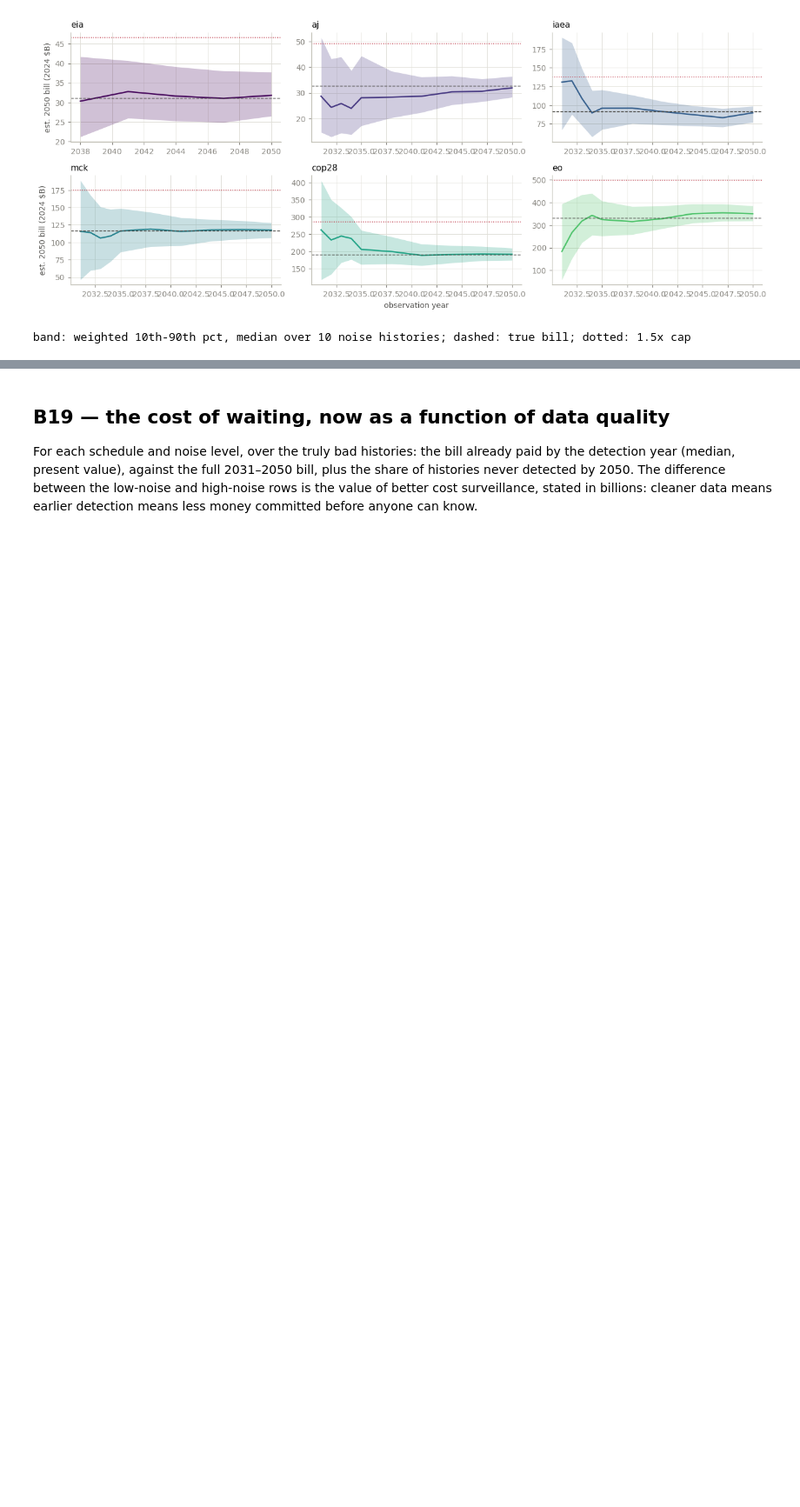
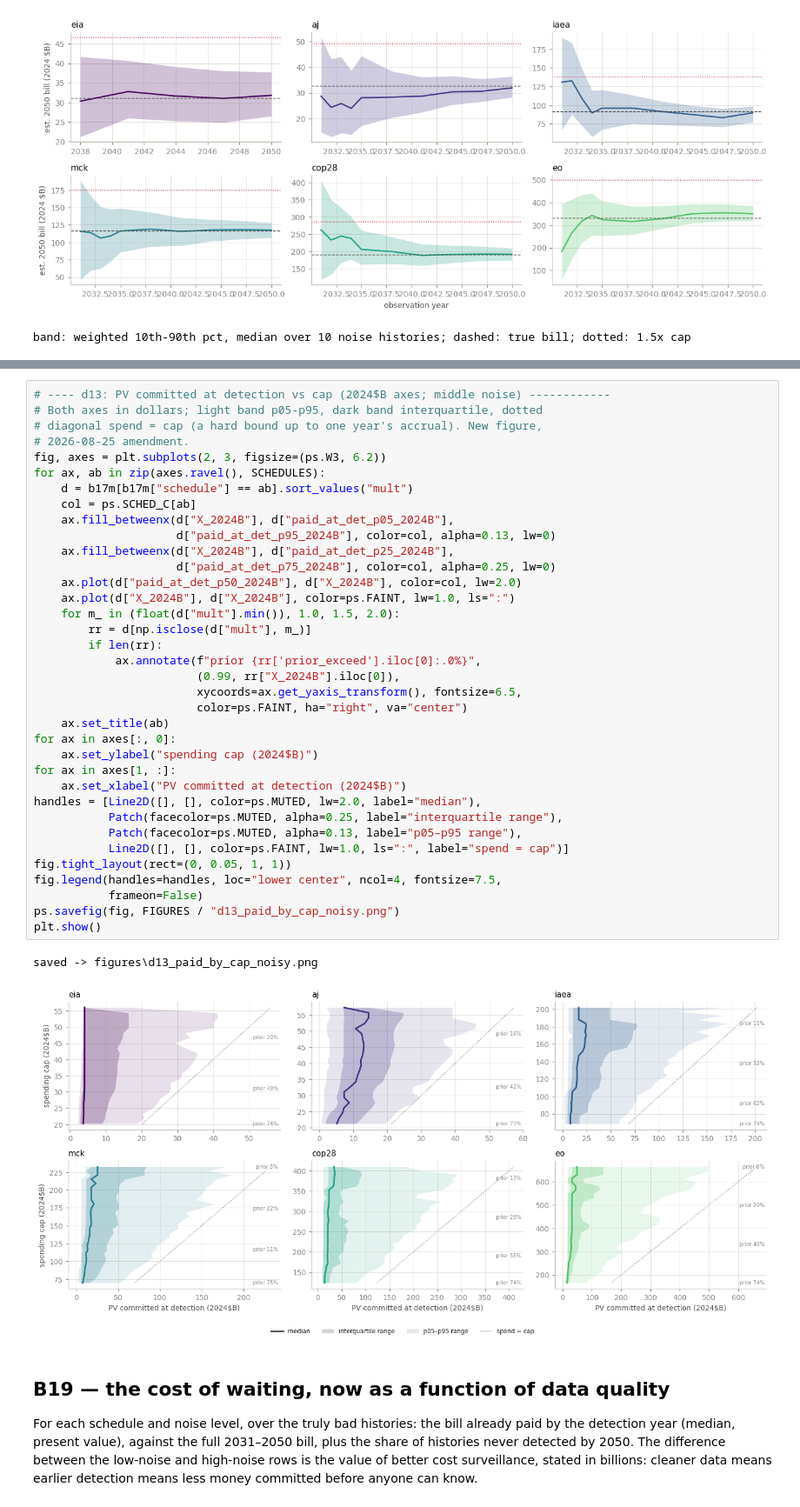
Before and after one commit to Ethan-s-PhD/ReEDS-nuclear-learning, a Jupyter notebook: z-ethan/bridge_detection/bridge_detection_stage3.ipynb, the cells around one changed output, grey strips where cells are left out. Shown at 87% size. Cells and saved outputs as stored; diff of their text form; blank space fills up the shorter version.

Commit message:
optimism bias flip boundary analysis

```diff
--- a/z-ethan/bridge_detection/bridge_detection_stage3.ipynb
+++ b/z-ethan/bridge_detection/bridge_detection_stage3.ipynb
@@ -598,3 +724,42 @@ saved -> figures\d12_exceedance_by_cap_noisy.png
+# %%
+# ---- d13: PV committed at detection vs cap (2024$B axes; middle noise) ------------
+# Both axes in dollars; light band p05-p95, dark band interquartile, dotted
+# diagonal spend = cap (a hard bound up to one year's accrual). New figure,
+# 2026-08-25 amendment.
+fig, axes = plt.subplots(2, 3, figsize=(ps.W3, 6.2))
+for ax, ab in zip(axes.ravel(), SCHEDULES):
+    d = b17m[b17m["schedule"] == ab].sort_values("mult")
+    col = ps.SCHED_C[ab]
+    ax.fill_betweenx(d["X_2024B"], d["paid_at_det_p05_2024B"],
+                     d["paid_at_det_p95_2024B"], color=col, alpha=0.13, lw=0)
+    ax.fill_betweenx(d["X_2024B"], d["paid_at_det_p25_2024B"],
+                     d["paid_at_det_p75_2024B"], color=col, alpha=0.25, lw=0)
+    ax.plot(d["paid_at_det_p50_2024B"], d["X_2024B"], color=col, lw=2.0)
+    ax.plot(d["X_2024B"], d["X_2024B"], color=ps.FAINT, lw=1.0, ls=":")
+    for m_ in (float(d["mult"].min()), 1.0, 1.5, 2.0):
+        rr = d[np.isclose(d["mult"], m_)]
+        if len(rr):
+            ax.annotate(f"prior {rr['prior_exceed'].iloc[0]:.0%}",
+                        (0.99, rr["X_2024B"].iloc[0]),
+                        xycoords=ax.get_yaxis_transform(), fontsize=6.5,
+                        color=ps.FAINT, ha="right", va="center")
+    ax.set_title(ab)
+for ax in axes[:, 0]:
+    ax.set_ylabel("spending cap (2024$B)")
+for ax in axes[1, :]:
+    ax.set_xlabel("PV committed at detection (2024$B)")
+handles = [Line2D([], [], color=ps.MUTED, lw=2.0, label="median"),
+           Patch(facecolor=ps.MUTED, alpha=0.25, label="interquartile range"),
+           Patch(facecolor=ps.MUTED, alpha=0.13, label="p05–p95 range"),
+           Line2D([], [], color=ps.FAINT, lw=1.0, ls=":", label="spend = cap")]
+fig.tight_layout(rect=(0, 0.05, 1, 1))
+fig.legend(handles=handles, loc="lower center", ncol=4, fontsize=7.5,
+           frameon=False)
+ps.savefig(fig, FIGURES / "d13_paid_by_cap_noisy.png")
+plt.show()
+# %% [output]
+saved -> figures\d13_paid_by_cap_noisy.png
+[figure, added]
 # %% [markdown]
 ## B19 — the cost of waiting, now as a function of data quality
 
```
Also changed, not shown: parts of 10 cells of this notebook, 13 other files.
